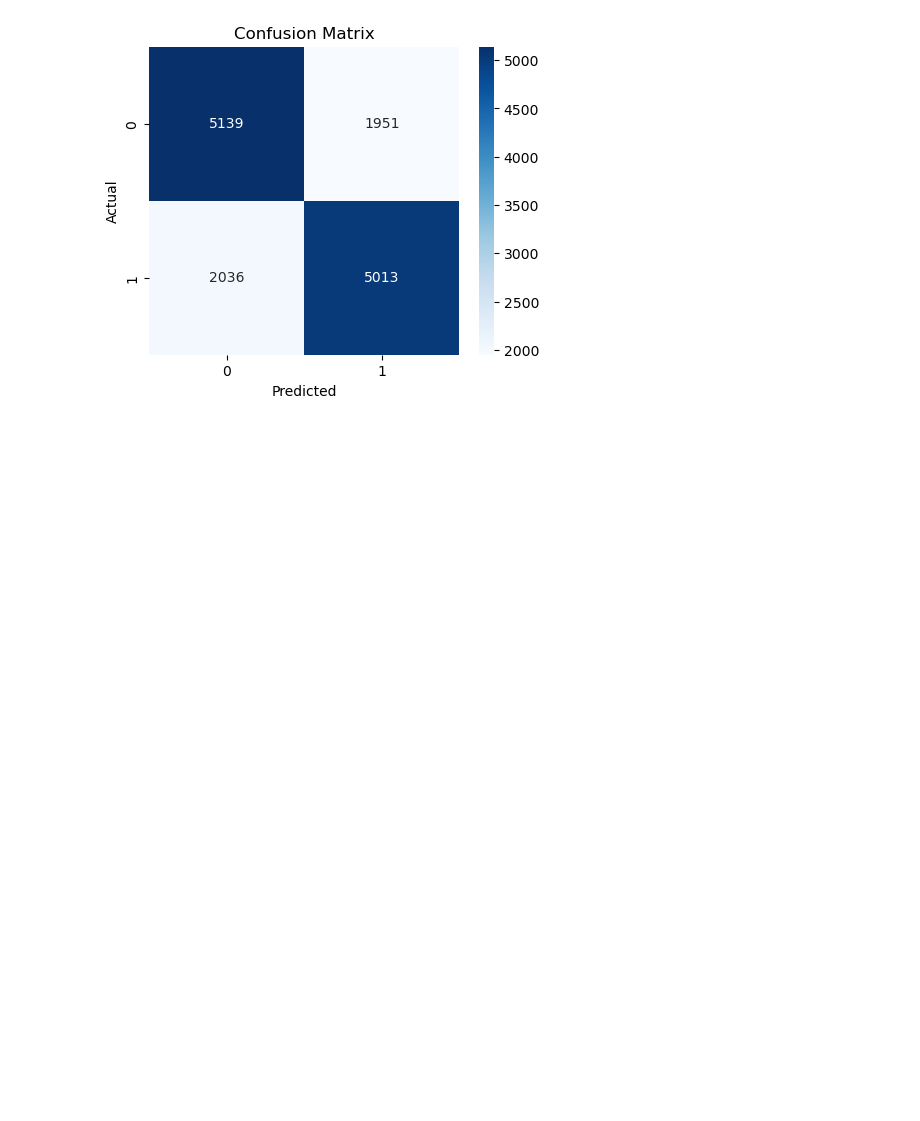
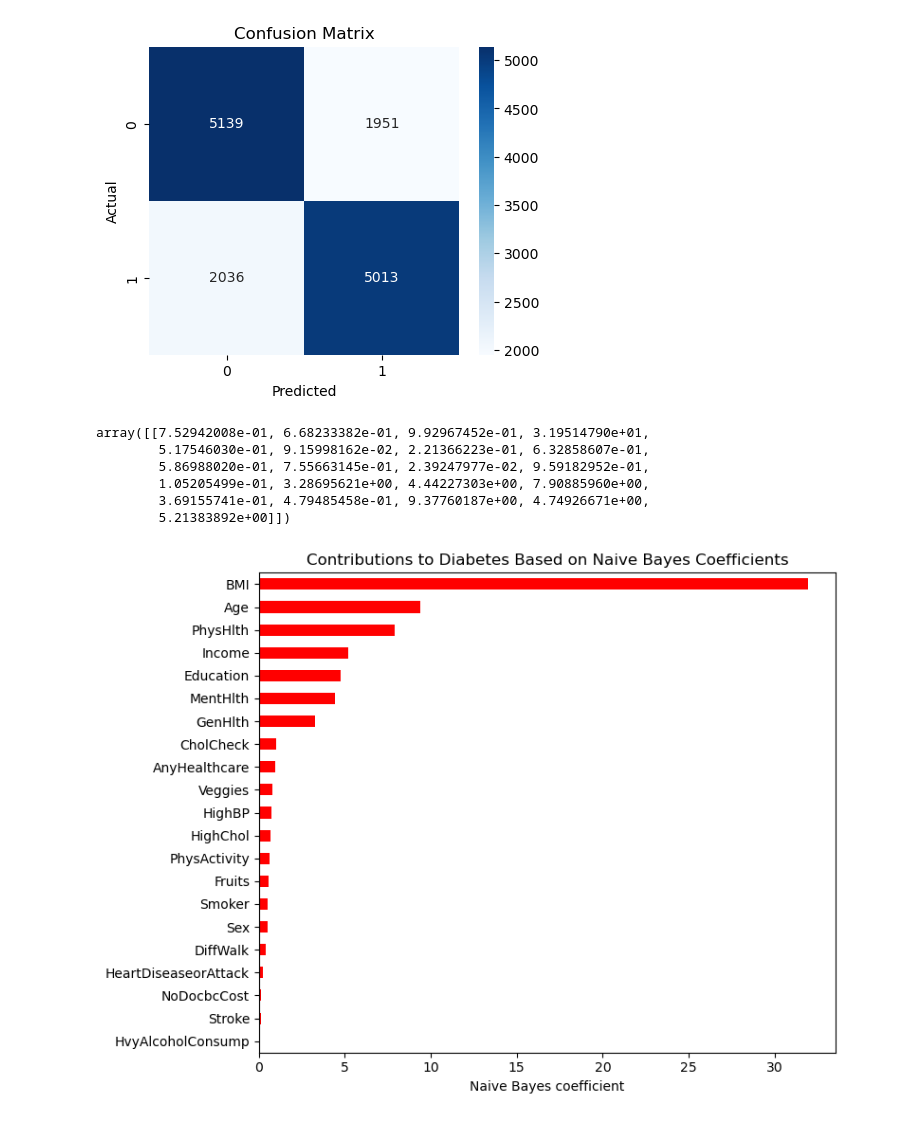
Before and after one commit to pponn/DS4400_Final_Project, a Jupyter notebook: NaiveBayes.ipynb, the cells around one changed output. Saved outputs shown, nothing was run; the diff lists cells and outputs as text; code cells hidden in the pictures; blank space fills up the shorter version.

```diff
--- a/NaiveBayes.ipynb
+++ b/NaiveBayes.ipynb
@@ -69,0 +68,26 @@ plt.show()
+# %%
+model.theta_[1:]
+# %% [output]
+array([[7.52942008e-01, 6.68233382e-01, 9.92967452e-01, 3.19514790e+01,
+        5.17546030e-01, 9.15998162e-02, 2.21366223e-01, 6.32858607e-01,
+        5.86988020e-01, 7.55663145e-01, 2.39247977e-02, 9.59182952e-01,
+        1.05205499e-01, 3.28695621e+00, 4.44227303e+00, 7.90885960e+00,
+        3.69155741e-01, 4.79485458e-01, 9.37760187e+00, 4.74926671e+00,
+        5.21383892e+00]])
+# %%
+# positive = increases diabetes score (contributes to diabetes), negative = decreases it
+coef_df = pd.DataFrame(model.theta_[1:], columns=X.columns, index=["No Diab vs Diab"])
+
+coef_series = coef_df.loc["No Diab vs Diab"].sort_values()
+
+fig, ax = plt.subplots(figsize=(8, 6))
+colors = ['red' if v > 0 else 'blue' for v in coef_series]
+coef_series.plot(kind='barh', ax=ax, color=colors)
+
+ax.axvline(0, color='black')
+ax.set_xlabel('Naive Bayes coefficient')
+ax.set_title('Contributions to Diabetes Based on Naive Bayes Coefficients')
+plt.tight_layout()
+plt.show()
+# %% [output]
+[figure, added]
```
Also changed, not shown: parts of 1 cell of this notebook.
